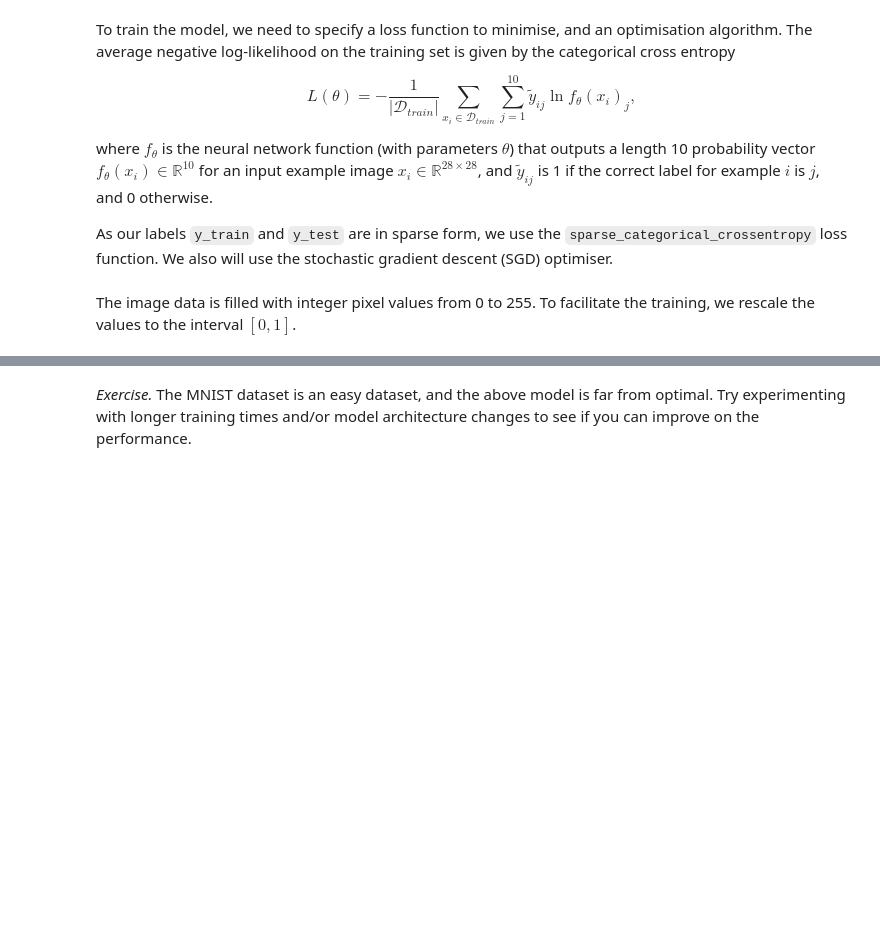
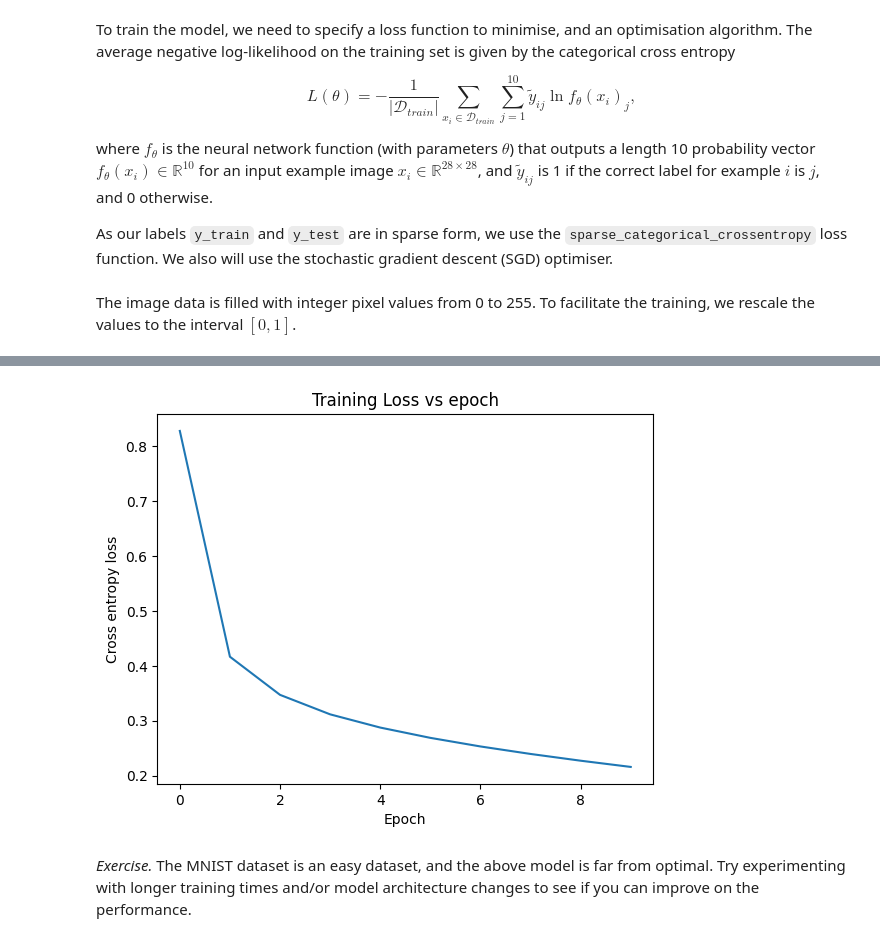
Before and after one commit to frasermartinx/DL, a Jupyter notebook: Week 2/Week 2 lecture notes/Week 2 - Multilayer Perceptrons.ipynb, the cells around one changed output, grey strips where cells are left out. Saved outputs shown, nothing was run; the diff lists cells and outputs as text; code cells hidden in the pictures; blank space fills up the shorter version.

```diff
--- a/Week 2/Week 2 lecture notes/Week 2 - Multilayer Perceptrons.ipynb
+++ b/Week 2/Week 2 lecture notes/Week 2 - Multilayer Perceptrons.ipynb
@@ -640,3 +663,13 @@ AttributeError: module 'tensorflow.python.distribute.input_lib' has no attribute
+# %%
+# Plot the learning curve
+
+plt.plot(history.history['loss'])
+plt.xlabel("Epoch")
+plt.ylabel("Cross entropy loss")
+plt.title("Training Loss vs epoch")
+plt.show()
+# %% [output]
+[figure, added]
 # %%
 # Evaluate the model on the test set
 # %%
```
Also changed, not shown: parts of 12 cells of this notebook, 1 other file.
